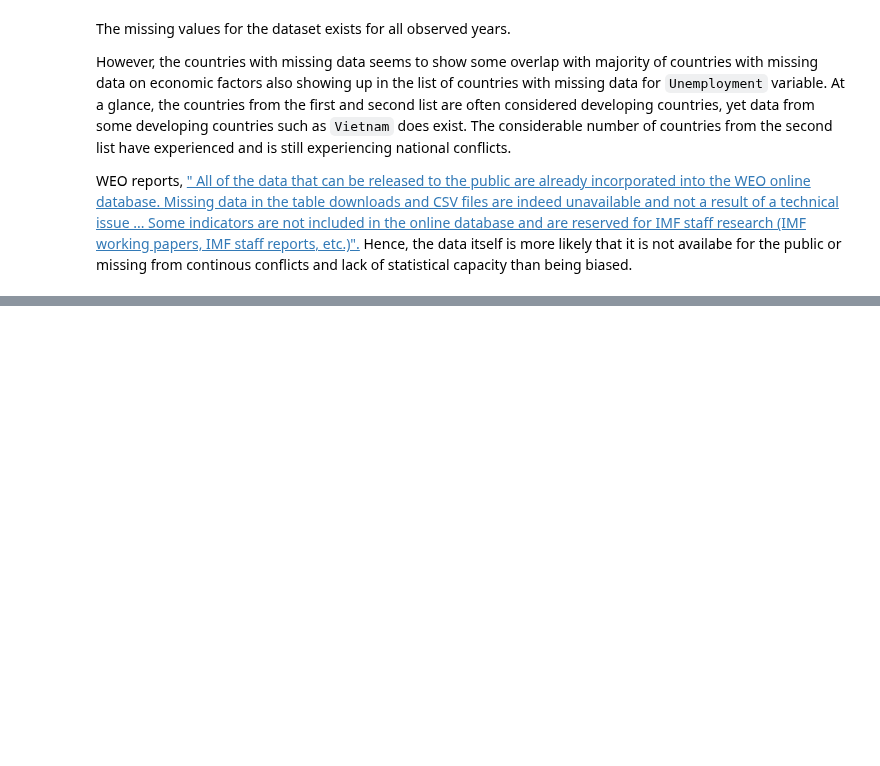
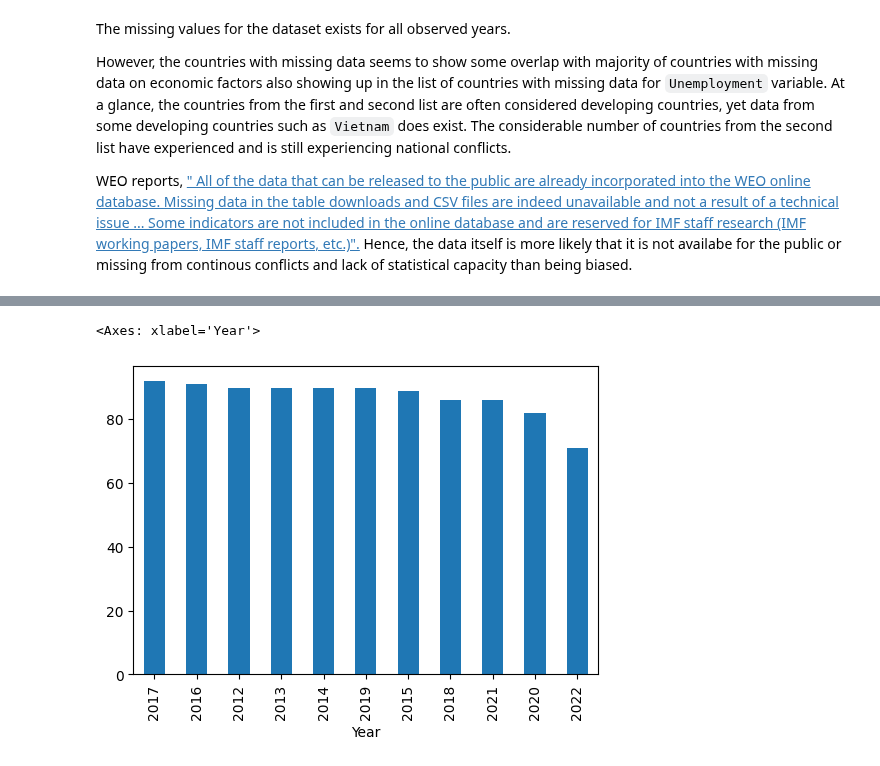
Before and after one commit to cskang3627/happiness, a Jupyter notebook: EDACheckpointGroup_Sp23_The_Group.ipynb, the cells around one changed output, grey strips where cells are left out. Saved outputs shown, nothing was run; the diff lists cells and outputs as text; code cells hidden in the pictures; blank space fills up the shorter version.

```diff
--- a/EDACheckpointGroup_Sp23_The_Group.ipynb
+++ b/EDACheckpointGroup_Sp23_The_Group.ipynb
@@ -272,0 +348,7 @@ WEO reports, [" All of the data that can be released to the public are already i
+# %%
+plt.rcParams["figure.figsize"] = [6.00, 4.00]
+
+data["Year"].value_counts().plot(kind = 'bar')
+# %% [output]
+<Axes: xlabel='Year'>
+[figure, added]
```
Also changed, not shown: parts of 21 cells of this notebook.
